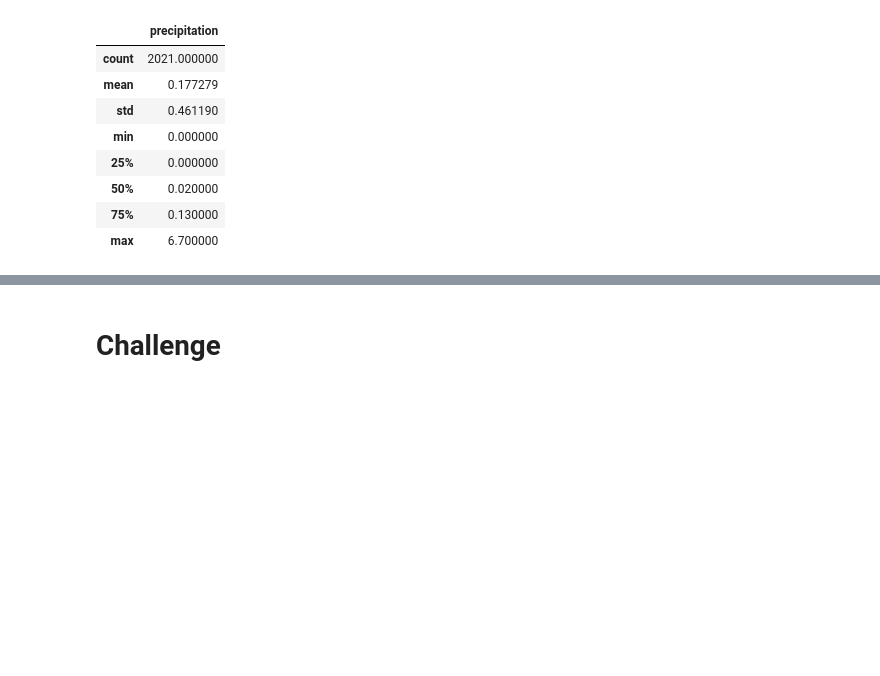
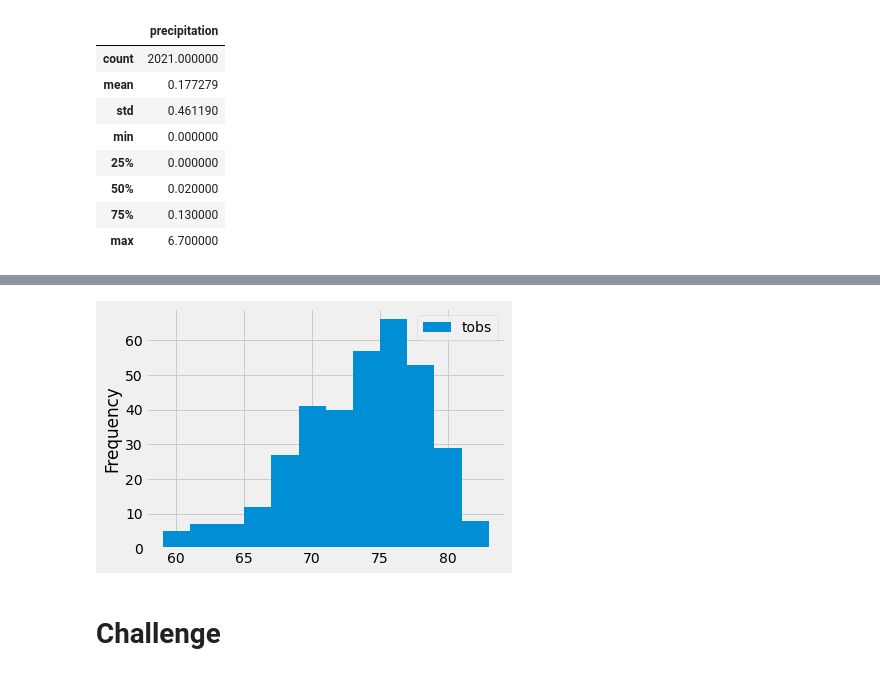
Before and after one commit to cmurquiza/surfs_up, a Jupyter notebook: climate_analysis.ipynb, the cells around one changed output, grey strips where cells are left out. Cells and saved outputs as stored; diff of their text form; code cells hidden in the pictures; blank space fills up the shorter version.

Commit message:
Updated code to include all active stations, temperature information, results converted into a dataframe, and plotted on a histogram to visualize the results.

```diff
--- a/climate_analysis.ipynb
+++ b/climate_analysis.ipynb
@@ -98,3 +117,7 @@ df.describe()
 # %%
 # Choose the station with the highest number of temperature observations.
 # Query the last 12 months of temperature observation data for this station and plot the results as a histogram
+results = session.query(Measurement.tobs).\
+filter(Measurement.station == 'USC00519281').\
+filter(Measurement.date >= prev_year).all()
+print(results)
@@ -100,0 +126,4 @@ df.describe()
+# %%
+# Convert the results to a DataFrame
+df = pd.DataFrame(results, columns=['tobs'])
+print(df)
@@ -101,3 +145,9 @@ df.describe()
+# %%
+# Creating a histogram with our dataframe
+df.plot.hist(bins=12)
+plt.tight_layout()
+# %% [output]
+[figure, added]
 # %%
 # Write a function called `calc_temps` that will accept start date and end date in the format '%Y-%m-%d'
 # and return the minimum, average, and maximum temperatures for that range of dates
```
Also changed, not shown: parts of 5 cells of this notebook.
